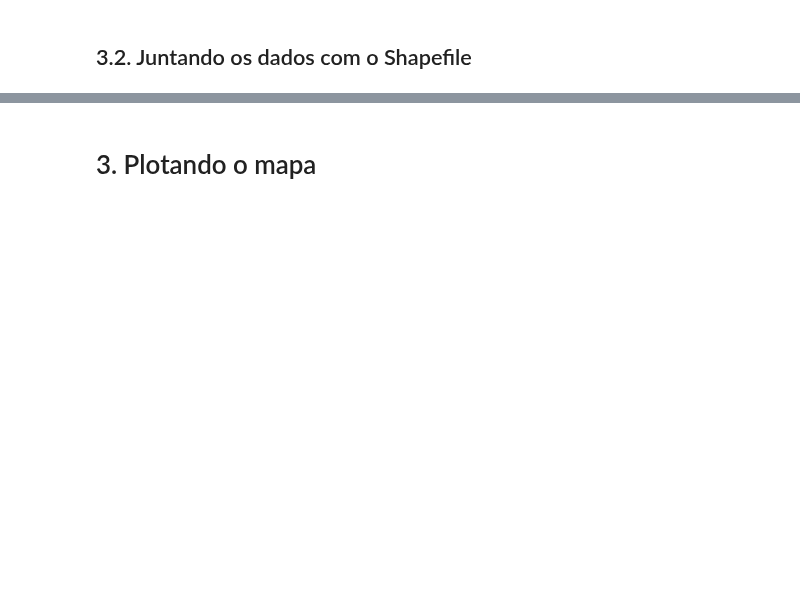
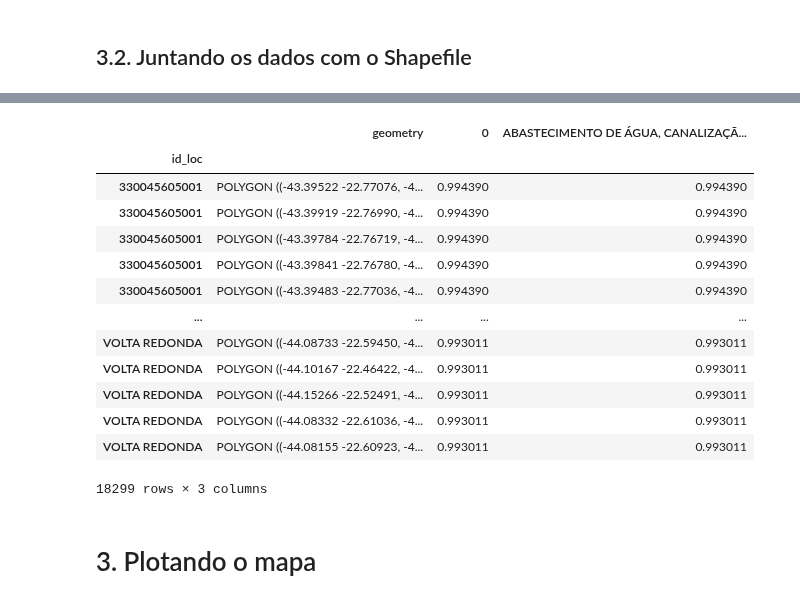
Before and after one commit to GDevigili/TCC-IBGE, a Jupyter notebook: src/data-vis/estudo-de-caso.ipynb, the cells around one changed output, grey strips where cells are left out. Cells and saved outputs as stored; diff of their text form; code cells hidden in the pictures; blank space fills up the shorter version.

```diff
--- a/src/data-vis/estudo-de-caso.ipynb
+++ b/src/data-vis/estudo-de-caso.ipynb
@@ -253,2 +252,19 @@ memory usage: 1.2+ MB
+# %%
+gdf_rio_join
+# %% [output]
+|  | geometry | 0 | ABASTECIMENTO DE ÁGUA, CANALIZAÇÃ... |
+| id_loc |  |  |  |
+| 330045605001 | POLYGON ((-43.39522 -22.77076, -4... | 0.994390 | 0.994390 |
+| 330045605001 | POLYGON ((-43.39919 -22.76990, -4... | 0.994390 | 0.994390 |
+| 330045605001 | POLYGON ((-43.39784 -22.76719, -4... | 0.994390 | 0.994390 |
+| 330045605001 | POLYGON ((-43.39841 -22.76780, -4... | 0.994390 | 0.994390 |
+| 330045605001 | POLYGON ((-43.39483 -22.77036, -4... | 0.994390 | 0.994390 |
+| ... | ... | ... | ... |
+| VOLTA REDONDA | POLYGON ((-44.08733 -22.59450, -4... | 0.993011 | 0.993011 |
+| VOLTA REDONDA | POLYGON ((-44.10167 -22.46422, -4... | 0.993011 | 0.993011 |
+| VOLTA REDONDA | POLYGON ((-44.15266 -22.52491, -4... | 0.993011 | 0.993011 |
+| VOLTA REDONDA | POLYGON ((-44.08332 -22.61036, -4... | 0.993011 | 0.993011 |
+| VOLTA REDONDA | POLYGON ((-44.08155 -22.60923, -4... | 0.993011 | 0.993011 |
+18299 rows × 3 columns
 # %% [markdown]
 # 3. Plotando o mapa
```
Also changed, not shown: parts of 11 cells of this notebook, 3 other files.
